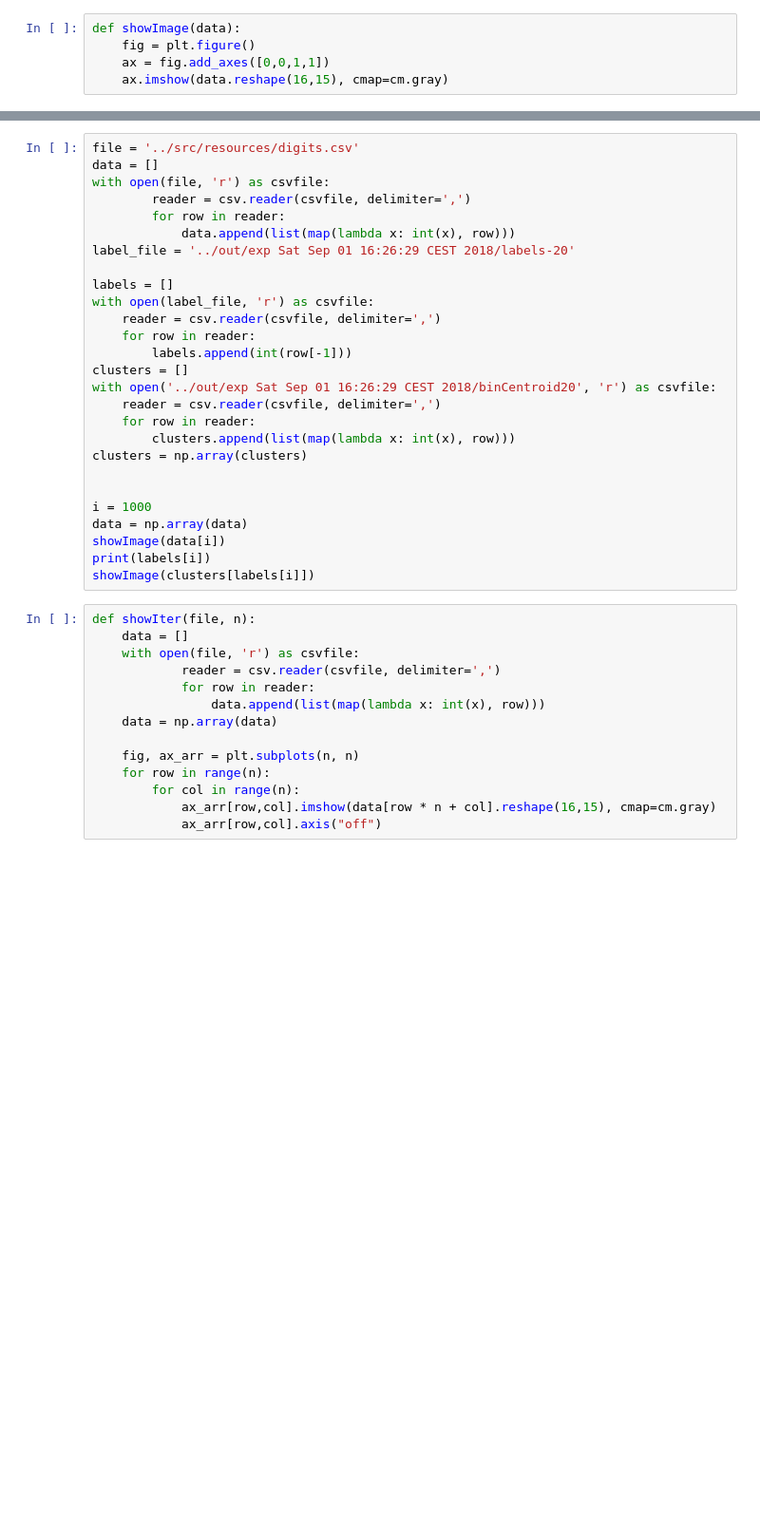
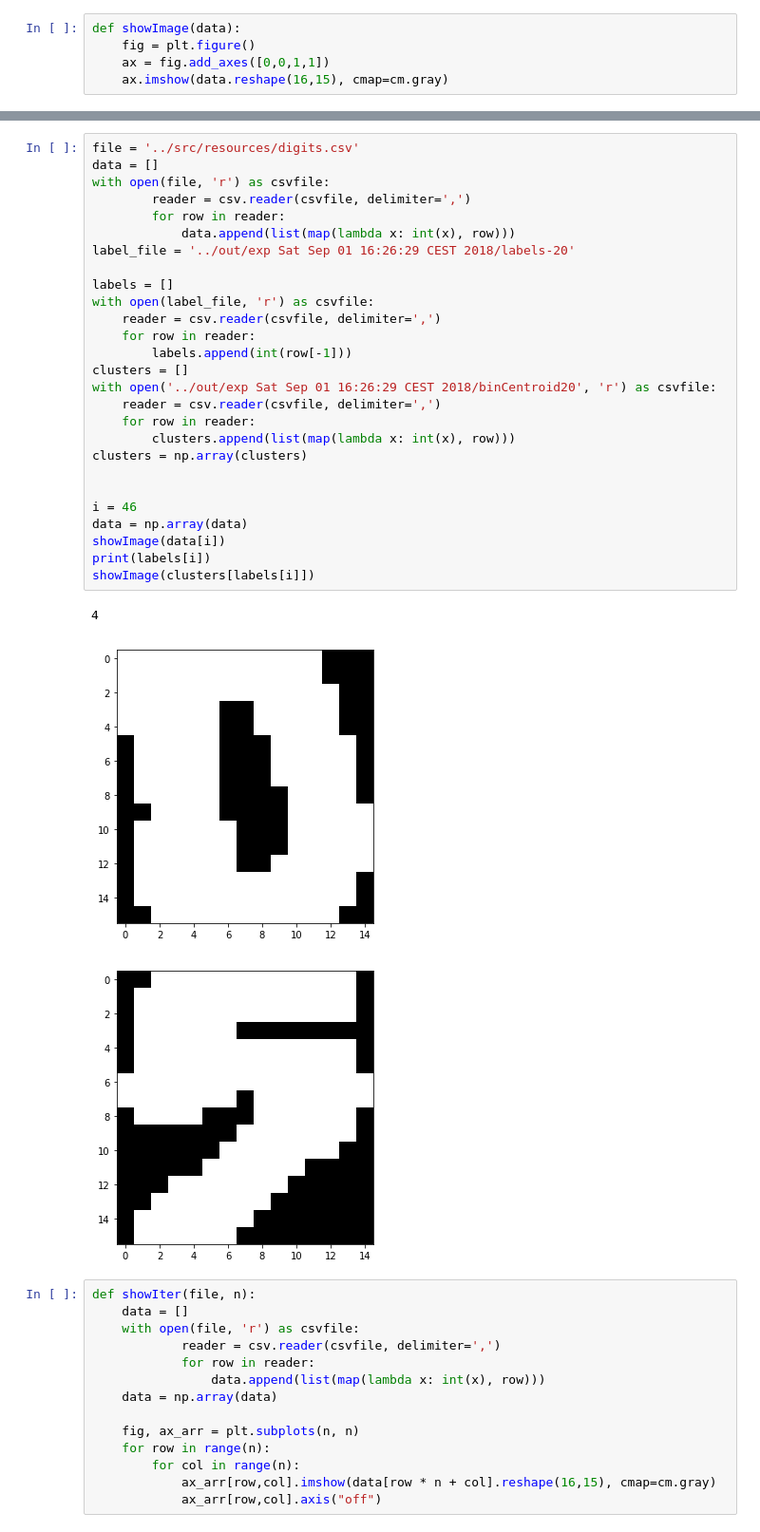
Before and after one commit to anhquancao/Probabilistic-Mixed-Topological-Map-for-Categorical-and-Continuous-Data, a Jupyter notebook: python visual/visual bin data.ipynb, the cells around one changed output, grey strips where cells are left out. Shown at 95% size. Cells and saved outputs as stored; diff of their text form; blank space fills up the shorter version.

```diff
--- a/python visual/visual bin data.ipynb
+++ b/python visual/visual bin data.ipynb
@@ -18,30 +18,34 @@ showIter('../out/exp Sat Sep 01 16:26:29 CEST 2018/binCentroid20', 5)
 # %%
 file = '../src/resources/digits.csv'
 data = []
 with open(file, 'r') as csvfile:
         reader = csv.reader(csvfile, delimiter=',')
         for row in reader:
             data.append(list(map(lambda x: int(x), row)))
 label_file = '../out/exp Sat Sep 01 16:26:29 CEST 2018/labels-20'
 
 labels = []
 with open(label_file, 'r') as csvfile:
     reader = csv.reader(csvfile, delimiter=',')
     for row in reader:
         labels.append(int(row[-1]))
 clusters = []
 with open('../out/exp Sat Sep 01 16:26:29 CEST 2018/binCentroid20', 'r') as csvfile:
     reader = csv.reader(csvfile, delimiter=',')
     for row in reader:
         clusters.append(list(map(lambda x: int(x), row)))
 clusters = np.array(clusters)
 
 
-i = 1000
+i = 46
 data = np.array(data)
 showImage(data[i])
 print(labels[i])
 showImage(clusters[labels[i]])
+# %% [output]
+4
+[figure, added]
+[figure, added]
 # %%
 def showIter(file, n):
     data = []
```
Also changed, not shown: parts of 2 cells of this notebook.
